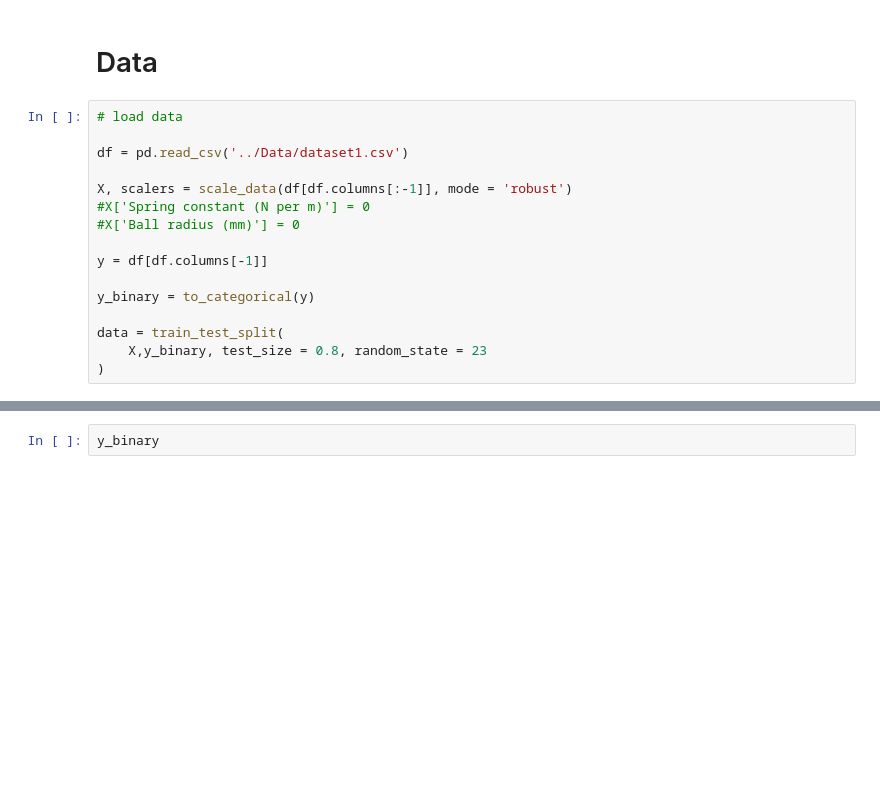
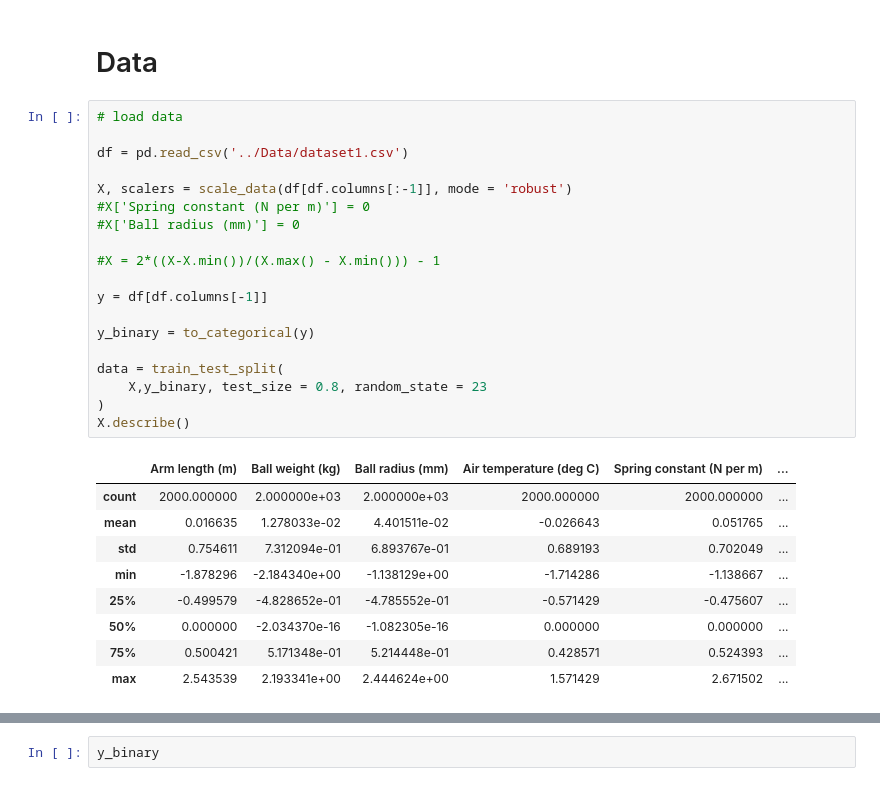
Before and after one commit to namiyousef/Intro_to_ML, a Jupyter notebook: Coursework/TestingEvaluate_Model1.ipynb, the cells around one changed output, grey strips where cells are left out. Saved outputs shown, nothing was run; the diff lists cells and outputs as text; blank space fills up the shorter version.

```diff
--- a/Coursework/TestingEvaluate_Model1.ipynb
+++ b/Coursework/TestingEvaluate_Model1.ipynb
@@ -40,19 +40,32 @@ np.random.seed(1)
 # %%
 # load data
 
 df = pd.read_csv('../Data/dataset1.csv')
 
 X, scalers = scale_data(df[df.columns[:-1]], mode = 'robust')
 #X['Spring constant (N per m)'] = 0
 #X['Ball radius (mm)'] = 0
 
+#X = 2*((X-X.min())/(X.max() - X.min())) - 1
+
 y = df[df.columns[-1]]
 
 y_binary = to_categorical(y)
 
 data = train_test_split(
     X,y_binary, test_size = 0.8, random_state = 23
 )
+X.describe()
+# %% [output]
+|  | Arm length (m) | Ball weight (kg) | Ball radius (mm) | Air temperature (deg C) | Spring constant (N per m) | ... |
+| count | 2000.000000 | 2.000000e+03 | 2.000000e+03 | 2000.000000 | 2000.000000 | ... |
+| mean | 0.016635 | 1.278033e-02 | 4.401511e-02 | -0.026643 | 0.051765 | ... |
+| std | 0.754611 | 7.312094e-01 | 6.893767e-01 | 0.689193 | 0.702049 | ... |
+| min | -1.878296 | -2.184340e+00 | -1.138129e+00 | -1.714286 | -1.138667 | ... |
+| 25% | -0.499579 | -4.828652e-01 | -4.785552e-01 | -0.571429 | -0.475607 | ... |
+| 50% | 0.000000 | -2.034370e-16 | -1.082305e-16 | 0.000000 | 0.000000 | ... |
+| 75% | 0.500421 | 5.171348e-01 | 5.214448e-01 | 0.428571 | 0.524393 | ... |
+| max | 2.543539 | 2.193341e+00 | 2.444624e+00 | 1.571429 | 2.671502 | ... |
 # %%
 X.head(5)
 # %% [output]
```
Also changed, not shown: parts of 7 cells of this notebook.
